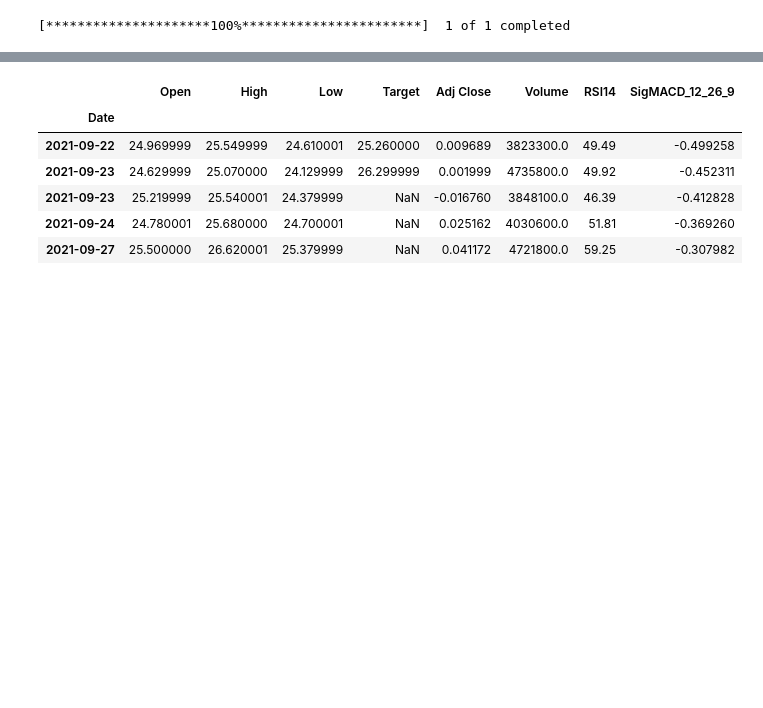
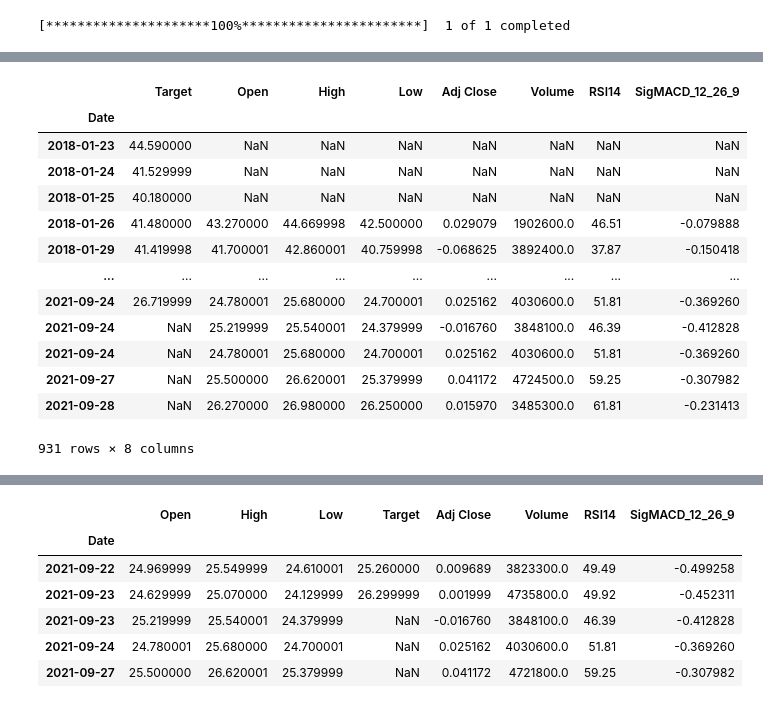
Before and after one commit to gerileka/LazyBox, a Jupyter notebook: main.ipynb, the cells around one changed output, grey strips where cells are left out. Saved outputs shown, nothing was run; the diff lists cells and outputs as text; code cells hidden in the pictures; blank space fills up the shorter version.

```diff
--- a/main.ipynb
+++ b/main.ipynb
@@ -41,3 +101,20 @@ df_back_test = pd.merge(df1, df2, left_index=True, right_index=True)
+# %%
+df_target.merge(df_features, left_index=True, right_index=True)
+# %% [output]
+|  | Target | Open | High | Low | Adj Close | Volume | RSI14 | SigMACD_12_26_9 |
+| Date |  |  |  |  |  |  |  |  |
+| 2018-01-23 | 44.590000 | NaN | NaN | NaN | NaN | NaN | NaN | NaN |
+| 2018-01-24 | 41.529999 | NaN | NaN | NaN | NaN | NaN | NaN | NaN |
+| 2018-01-25 | 40.180000 | NaN | NaN | NaN | NaN | NaN | NaN | NaN |
+| 2018-01-26 | 41.480000 | 43.270000 | 44.669998 | 42.500000 | 0.029079 | 1902600.0 | 46.51 | -0.079888 |
+| 2018-01-29 | 41.419998 | 41.700001 | 42.860001 | 40.759998 | -0.068625 | 3892400.0 | 37.87 | -0.150418 |
+| ... | ... | ... | ... | ... | ... | ... | ... | ... |
+| 2021-09-24 | 26.719999 | 24.780001 | 25.680000 | 24.700001 | 0.025162 | 4030600.0 | 51.81 | -0.369260 |
+| 2021-09-24 | NaN | 25.219999 | 25.540001 | 24.379999 | -0.016760 | 3848100.0 | 46.39 | -0.412828 |
+| 2021-09-24 | NaN | 24.780001 | 25.680000 | 24.700001 | 0.025162 | 4030600.0 | 51.81 | -0.369260 |
+| 2021-09-27 | NaN | 25.500000 | 26.620001 | 25.379999 | 0.041172 | 4724500.0 | 59.25 | -0.307982 |
+| 2021-09-28 | NaN | 26.270000 | 26.980000 | 26.250000 | 0.015970 | 3485300.0 | 61.81 | -0.231413 |
+931 rows × 8 columns
 # %%
 print(df_target.tail())
 print(df_features.tail())
```
Also changed, not shown: parts of 9 cells of this notebook, 2 other files.
